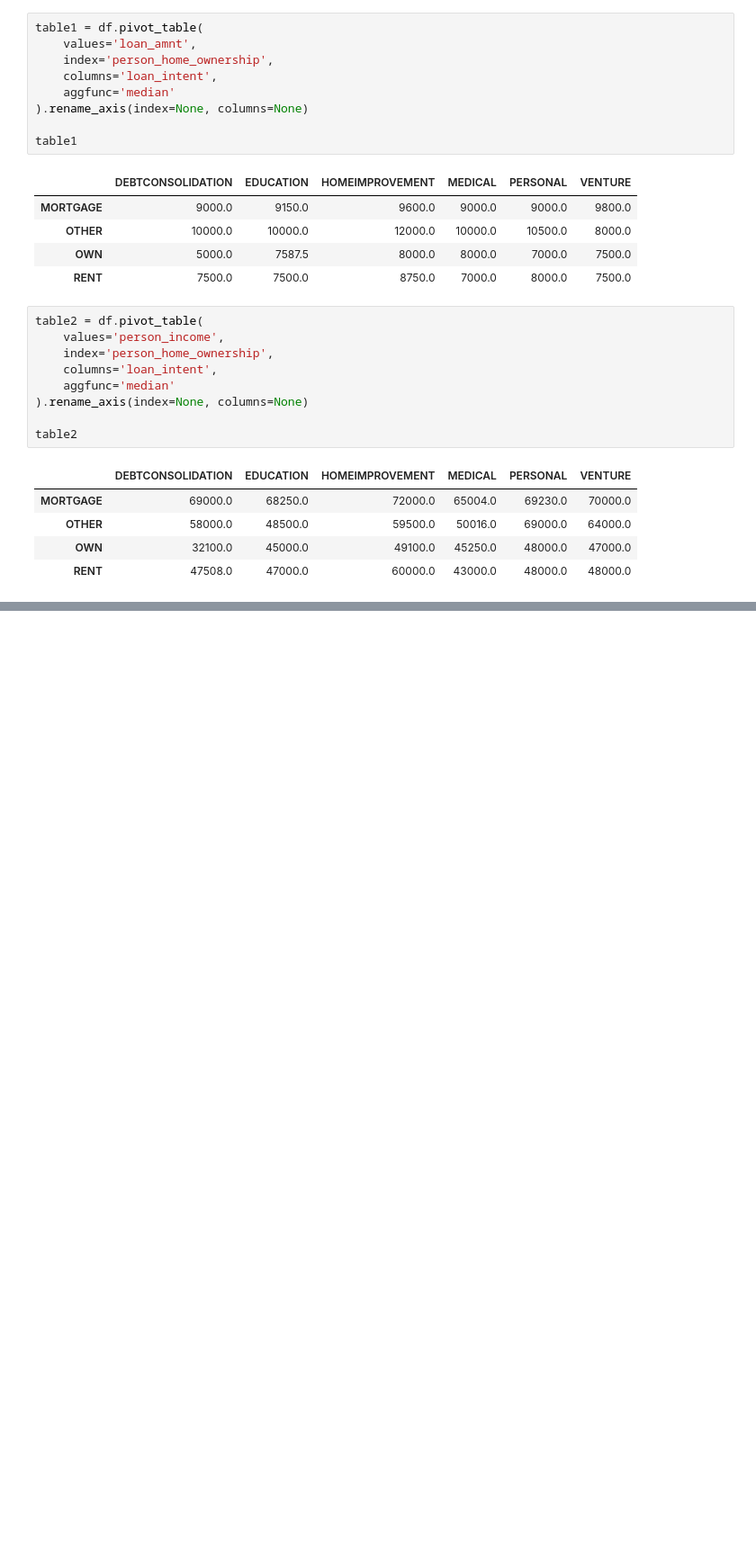
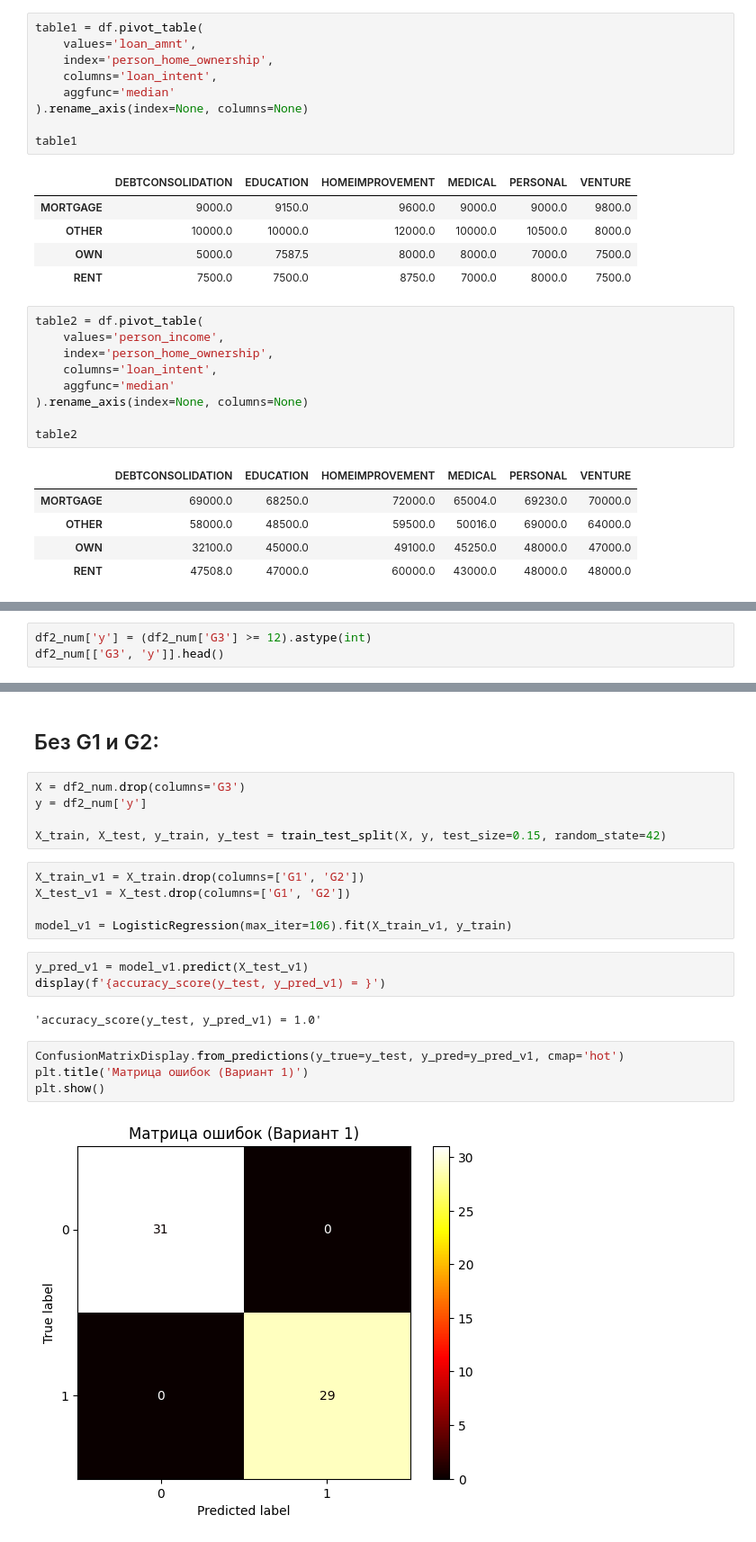
Before and after one commit to noname123920/analiz_dannih, a Jupyter notebook: Untitled6.ipynb, the cells around one changed output, grey strips where cells are left out. Shown at 90% size. Drawn from its saved outputs; the diff is of its cells as text; blank space fills up the shorter version.

```diff
--- a/Untitled6.ipynb
+++ b/Untitled6.ipynb
@@ -60,0 +102,3 @@ plt.show()
+# %%
+df2_num['y'] = (df2_num['G3'] >= 12).astype(int)
+df2_num[['G3', 'y']].head()
@@ -60,0 +112,23 @@ plt.show()
+# %% [markdown]
+## Без G1 и G2:
+# %%
+X = df2_num.drop(columns='G3')
+y = df2_num['y']
+
+X_train, X_test, y_train, y_test = train_test_split(X, y, test_size=0.15, random_state=42)
+# %%
+X_train_v1 = X_train.drop(columns=['G1', 'G2'])
+X_test_v1 = X_test.drop(columns=['G1', 'G2'])
+
+model_v1 = LogisticRegression(max_iter=106).fit(X_train_v1, y_train)
+# %%
+y_pred_v1 = model_v1.predict(X_test_v1)
+display(f'{accuracy_score(y_test, y_pred_v1) = }')
+# %% [output]
+'accuracy_score(y_test, y_pred_v1) = 1.0'
+# %%
+ConfusionMatrixDisplay.from_predictions(y_true=y_test, y_pred=y_pred_v1, cmap='hot')
+plt.title('Матрица ошибок (Вариант 1)')
+plt.show()
+# %% [output]
+[figure, added]
```
Also changed, not shown: parts of 12 cells of this notebook.
